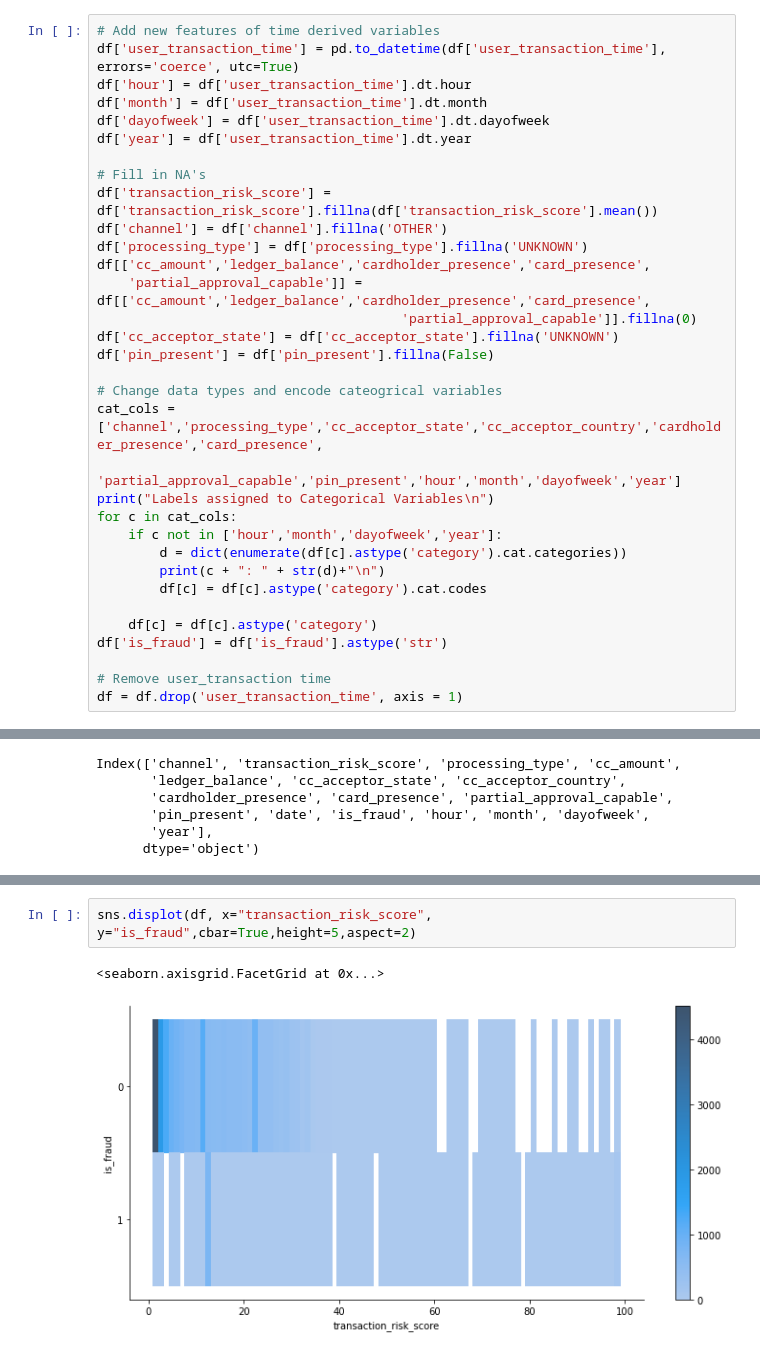
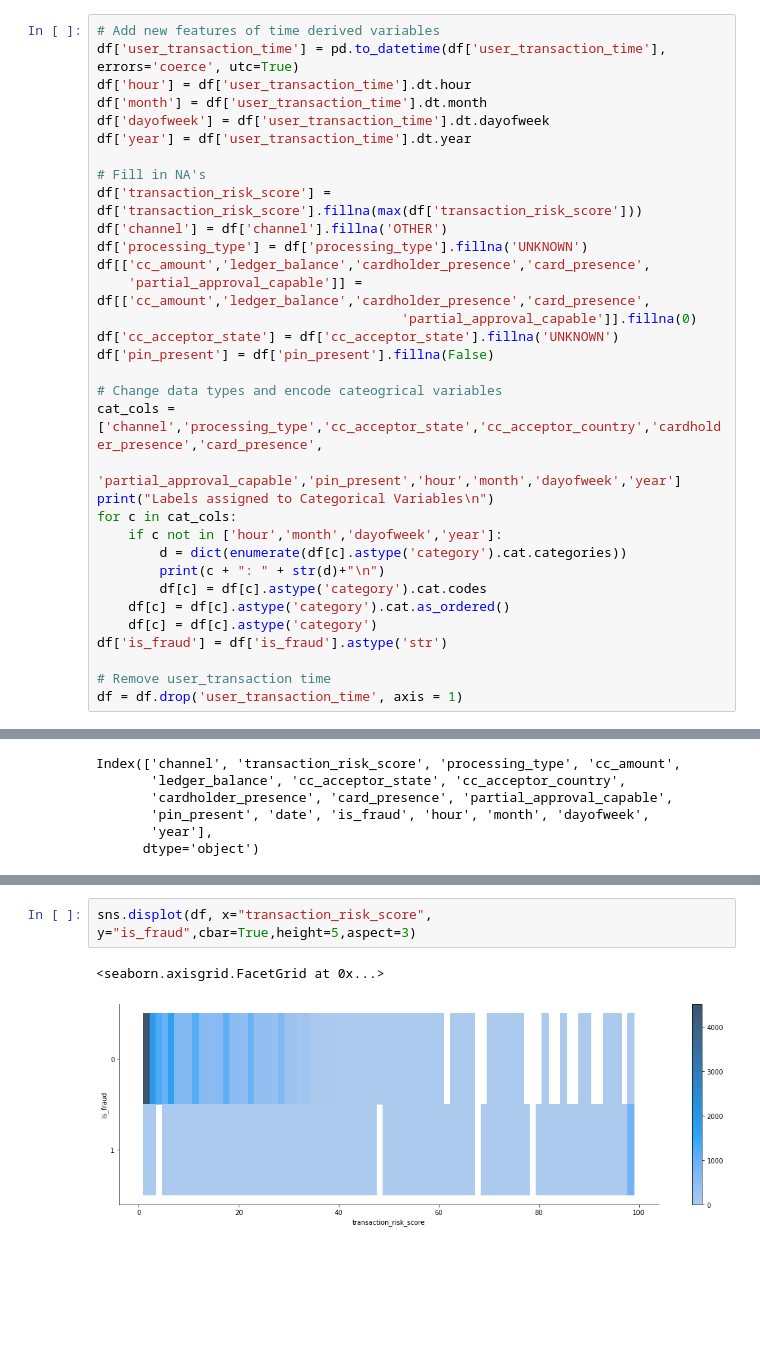
Before and after one commit to hungyichang19980105/Payability-project, a Jupyter notebook: Payability/EDA.ipynb, the cells around one changed output, grey strips where cells are left out. Saved outputs shown, nothing was run; the diff lists cells and outputs as text; blank space fills up the shorter version.

```diff
--- a/Payability/EDA.ipynb
+++ b/Payability/EDA.ipynb
@@ -36,7 +36,7 @@ df['dayofweek'] = df['user_transaction_time'].dt.dayofweek
 df['year'] = df['user_transaction_time'].dt.year
 
 # Fill in NA's
-df['transaction_risk_score'] = df['transaction_risk_score'].fillna(df['transaction_risk_score'].mean())
+df['transaction_risk_score'] = df['transaction_risk_score'].fillna(max(df['transaction_risk_score']))
 df['channel'] = df['channel'].fillna('OTHER')
 df['processing_type'] = df['processing_type'].fillna('UNKNOWN')
 df[['cc_amount','ledger_balance','cardholder_presence','card_presence',
@@ -54,7 +54,7 @@ for c in cat_cols:
         d = dict(enumerate(df[c].astype('category').cat.categories))
         print(c + ": " + str(d)+"\n")
         df[c] = df[c].astype('category').cat.codes
-
+    df[c] = df[c].astype('category').cat.as_ordered()
     df[c] = df[c].astype('category')
 df['is_fraud'] = df['is_fraud'].astype('str')
 
@@ -203,5 +210,5 @@ df1
 # %%
-sns.displot(df, x="transaction_risk_score", y="is_fraud",cbar=True,height=5,aspect=2)
+sns.displot(df, x="transaction_risk_score", y="is_fraud",cbar=True,height=5,aspect=3)
 # %% [output]
 <seaborn.axisgrid.FacetGrid at 0x...>
-[figure, old version]
+[figure, new version]
```
Also changed, not shown: parts of 9 cells of this notebook.
